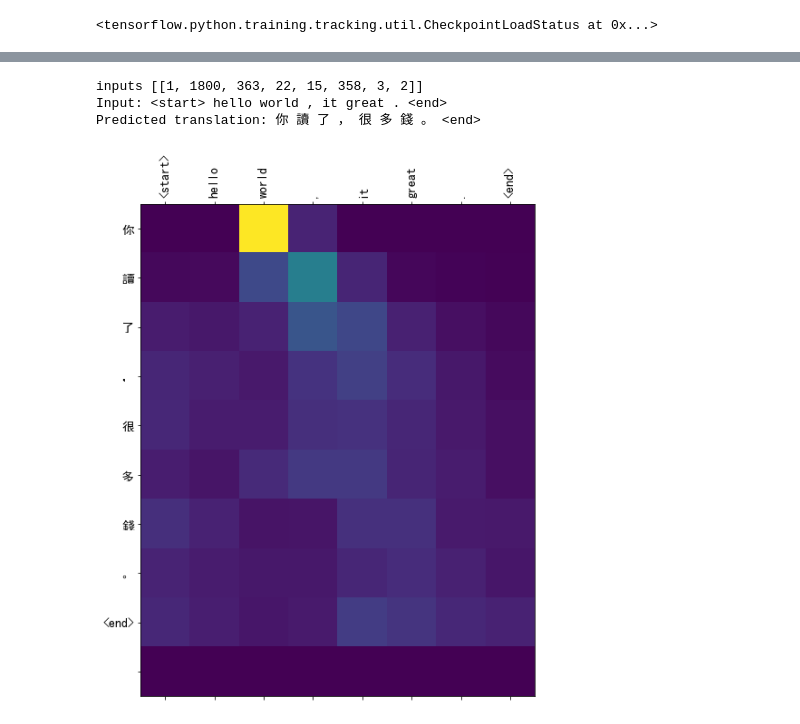
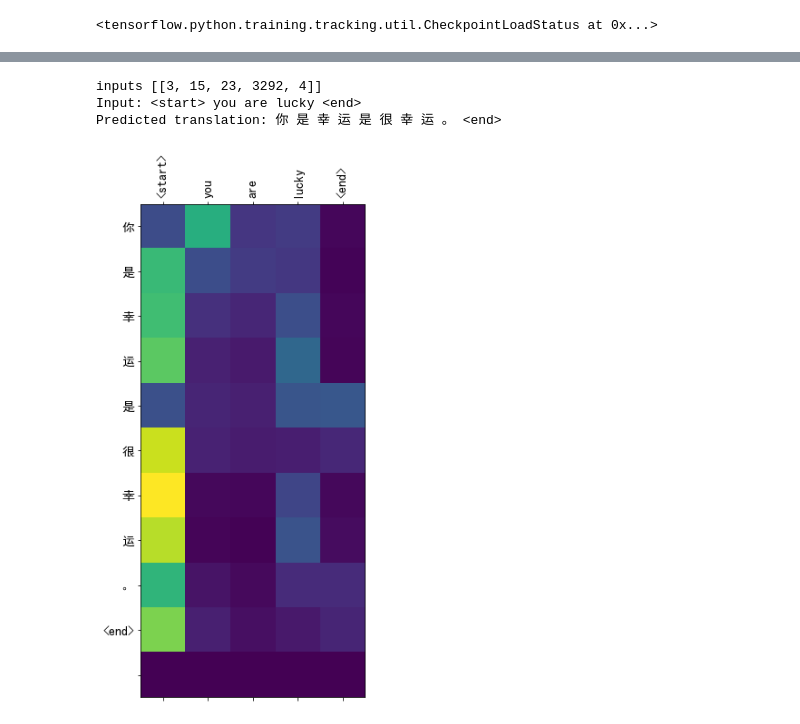
Before and after one commit to taichuai/d2l_zh_tensorflow2.0, a Jupyter notebook: 10.9 编码器—解码器（seq2seq）.ipynb, the cells around one changed output, grey strips where cells are left out. Saved outputs shown, nothing was run; the diff lists cells and outputs as text; code cells hidden in the pictures.

```diff
--- a/10.9 编码器—解码器（seq2seq）.ipynb
+++ b/10.9 编码器—解码器（seq2seq）.ipynb
@@ -72,7 +72,7 @@ def max_length(tensor):
     return max(len(t) for t in tensor)
 # %%
 def tokenize(lang):
-  lang_tokenizer = tf.keras.preprocessing.text.Tokenizer(
+  lang_tokenizer = tf.keras.preprocessing.text.Tokenizer(30000,
       filters='')
   lang_tokenizer.fit_on_texts(lang)
 
@@ -139,6 +141,6 @@ Target Language; index to word mapping
 # %%
 BUFFER_SIZE = len(input_tensor_train)
-BATCH_SIZE = 256
+BATCH_SIZE = 64
 steps_per_epoch = len(input_tensor_train)//BATCH_SIZE
 embedding_dim = 256
 units = 1024
@@ -308,7 +310,7 @@ class Decoder(tf.keras.Model):
         # 拼接 x 和 context_vec，得到 (batch_size, 1, hidden_size+embedding_dim)
         x = tf.concat([tf.expand_dims(context_vec, 1), x], axis=-1)
         # 然后将 x 输入到 gru 中
-        output, state = self.gru(x, initial_state=hidden)
+        output, state = self.gru(x)
         # # dense输入可以为2维,也可以为3维，dense会自动在 time_step维度上展开,所以考虑输出后的维度为2维，先进行维度转换
         output = tf.reshape(output, (-1, output.shape[2]))
         # 输出形状 (batch_size, vocab_size)
@@ -384,5 +390,5 @@ def train_step(inp, targ, enc_hidden):
 # %%
-EPOCHS = 50
+EPOCHS = 30
 
 for epoch in range(EPOCHS):
   start = time.time()
@@ -398,8 +404,8 @@ for epoch in range(EPOCHS):
         print('Epoch {} Batch {} Loss {:.4f}'.format(epoch + 1,
                                                      batch,
                                                      batch_loss.numpy()))
-  # 每 2 个周期（epoch），保存（检查点）一次模型
-  if (epoch + 1) % 2 == 0:
+  # 每 5 个周期（epoch），保存（检查点）一次模型
+  if (epoch + 1) % 5 == 0:
     checkpoint.save(file_prefix = checkpoint_prefix)
 
   print('Epoch {} Loss {:.4f}'.format(epoch + 1,
@@ -502,7 +529,7 @@ checkpoint.restore(tf.train.latest_checkpoint(checkpoint_dir))
 # %%
-translate('<start> hello world , it great . <end>')
+translate('<start> you are lucky <end>')
 # %% [output]
-inputs [[1, 1800, 363, 22, 15, 358, 3, 2]]
-Input: <start> hello world , it great . <end>
-Predicted translation: 你 讀 了 ， 很 多 錢 。 <end>
+inputs [[3, 15, 23, 3292, 4]]
+Input: <start> you are lucky <end>
+Predicted translation: 你 是 幸 运 是 很 幸 运 。 <end>
-[figure, old version]
+[figure, new version]
```
Also changed, not shown: parts of 16 cells of this notebook.
